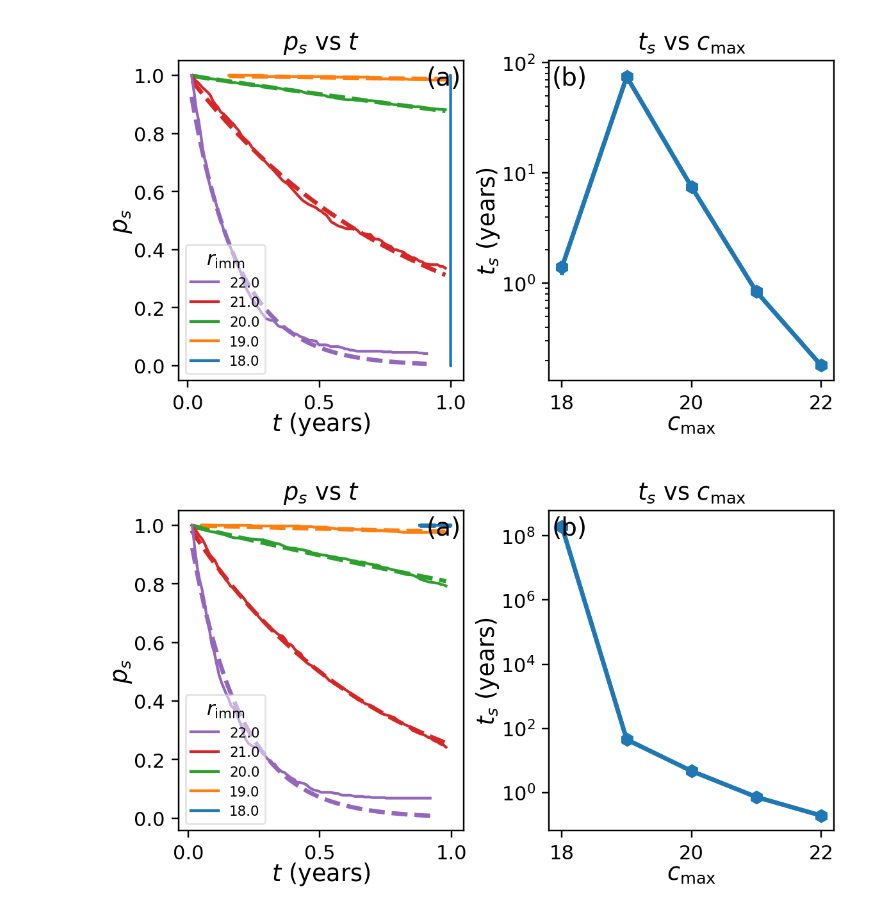
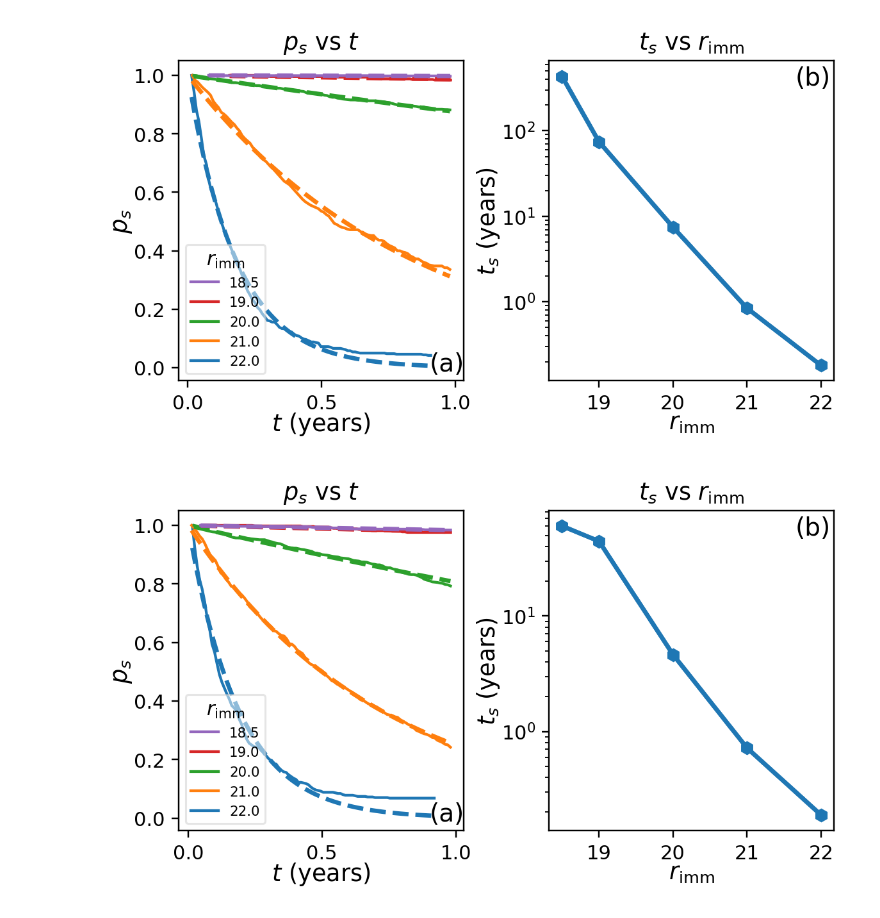
Before and after one commit to patricksinclair/multispecies_postprocessing, a Jupyter notebook: geno_distbs/varying_susceps/ttf_analyser.ipynb, the cells around one changed output. Saved outputs shown, nothing was run; the diff lists cells and outputs as text; code cells hidden in the pictures.

```diff
--- a/geno_distbs/varying_susceps/ttf_analyser.ipynb
+++ b/geno_distbs/varying_susceps/ttf_analyser.ipynb
@@ -13,7 +13,8 @@ from pathlib import Path
 # %%
 cmax_vals = [4.7, 4.8, 4.9, 5., 5.1] #values of c_max
 rImm_vals = [r for r in np.arange(18., 23.)]
-
+rImm_vals[0] = 18.5
+rImm_vals = rImm_vals[::-1]
 cmax_session2_string = "session-2"
 rImm_session2_string = "-session2"
 rImm_vals
@@ -184,7 +185,7 @@ def plot_characteristic_failure_rate(cmax_and_tau):
     #plt.savefig('plots/failure_char_vs_pcres.pdf')
     plt.show()
 # %%
-def plot_fitSlopes_and_failRate(ttf_df_list, variable_vals, legend_title, filename):
+def plot_fitSlopes_and_failRate(ttf_df_list, variable_vals, variable_name, filename, plotting_cmax=True):
     '''plots a 2x1 plot of the fitted survival probabilities and the time to failure vs c_max
 
     REBRAND THIS FOR THE PLOTS AS "SURVIVAL TIME", MAKES A BIT MORE SENSE.
@@ -235,8 +236,11 @@ def plot_fitSlopes_and_failRate(ttf_df_list, variable_vals, legend_title, filena
     axes[0].yaxis.set_tick_params(labelsize=numbersize)
     handles, labels = axes[0].get_legend_handles_labels()
     plt.rcParams['legend.title_fontsize'] = '10'
-    axes[0].legend(handles[::-1], labels[::-1], fontsize="7", title=legend_title, framealpha=0.5)
-    axes[0].text(0.87, 0.925, "(a)", transform=axes[0].transAxes, fontsize=12.8)
+    axes[0].legend(handles[::-1], labels[::-1], fontsize="7", title=variable_name, framealpha=0.5)
+
+    if plotting_cmax: axes[0].text(0.87, 0.925, "(a)", transform=axes[0].transAxes, fontsize=12.8)
+    else: axes[0].text(0.88, 0.03, "(a)", transform=axes[0].transAxes, fontsize=12.8)
+
     plt.rcParams['legend.title_fontsize'] = '10'
 
 
@@ -265,13 +269,14 @@ def plot_fitSlopes_and_failRate(ttf_df_list, variable_vals, legend_title, filena
     axes[1].errorbar(var_val, ttf, yerr=tau_err_analytic_v2, lw=2.2, color=color)
     axes[1].plot(var_val, ttf, marker='h', ms=6, lw=2.2, color=color)
 
-    axes[1].set_title('$t_s$ vs $c_{\max}$', fontsize=titleSize)
-    axes[1].set_xlabel('$c_{\max}$', fontsize=labelSize, labelpad=-1)
+    axes[1].set_title('$t_s$ vs '+variable_name, fontsize=titleSize)
+    axes[1].set_xlabel(variable_name, fontsize=labelSize, labelpad=-1)
     axes[1].set_ylabel('$t_s$ (years)', fontsize=labelSize, labelpad=0)
     axes[1].xaxis.set_tick_params(labelsize=numbersize)
     axes[1].yaxis.set_tick_params(labelsize=numbersize)
     axes[1].semilogy()
-    axes[1].text(0.01, 0.925, "(b)", transform=axes[1].transAxes, fontsize=12.8)
+    if plotting_cmax: axes[1].text(0.01, 0.925, "(b)", transform=axes[1].transAxes, fontsize=12.8)
+    else: axes[1].text(0.865, 0.925, "(b)", transform=axes[1].transAxes, fontsize=12.8)
     #axes[1].tick_params(axis='both', which='major', pad=1)
 
     plt.subplots_adjust(wspace=0.3)
@@ -293,7 +294,7 @@ ttf_16pc_cmax = plot_fitSlopes_and_failRate(ttf_16pcres_vs_cmax, cmax_vals, "$c_
 # %%
-ttf_14pc_rImm = plot_fitSlopes_and_failRate(ttf_14pcres_vs_rImm, rImm_vals, "$r_{\\rm imm}$", "ttf_plots_14pcres_vs_rImm")
-ttf_15pc_rImm = plot_fitSlopes_and_failRate(ttf_15pcres_vs_rImm, rImm_vals, "$r_{\\rm imm}$", "ttf_plots_15pcres_vs_rImm")
-ttf_16pc_rImm = plot_fitSlopes_and_failRate(ttf_16pcres_vs_rImm, rImm_vals, "$r_{\\rm imm}$", "ttf_plots_16pcres_vs_rImm")
+ttf_14pc_rImm = plot_fitSlopes_and_failRate(ttf_14pcres_vs_rImm, rImm_vals, "$r_{\\rm imm}$", "ttf_plots_14pcres_vs_rImm", plotting_cmax=False)
+ttf_15pc_rImm = plot_fitSlopes_and_failRate(ttf_15pcres_vs_rImm, rImm_vals, "$r_{\\rm imm}$", "ttf_plots_15pcres_vs_rImm", plotting_cmax=False)
+ttf_16pc_rImm = plot_fitSlopes_and_failRate(ttf_16pcres_vs_rImm, rImm_vals, "$r_{\\rm imm}$", "ttf_plots_16pcres_vs_rImm", plotting_cmax=False)
 # %% [output]
-[figure, old version]
+[figure, new version]
-[figure, old version]
+[figure, new version]
```
Also changed, not shown: parts of 4 cells of this notebook, 6 other files.
